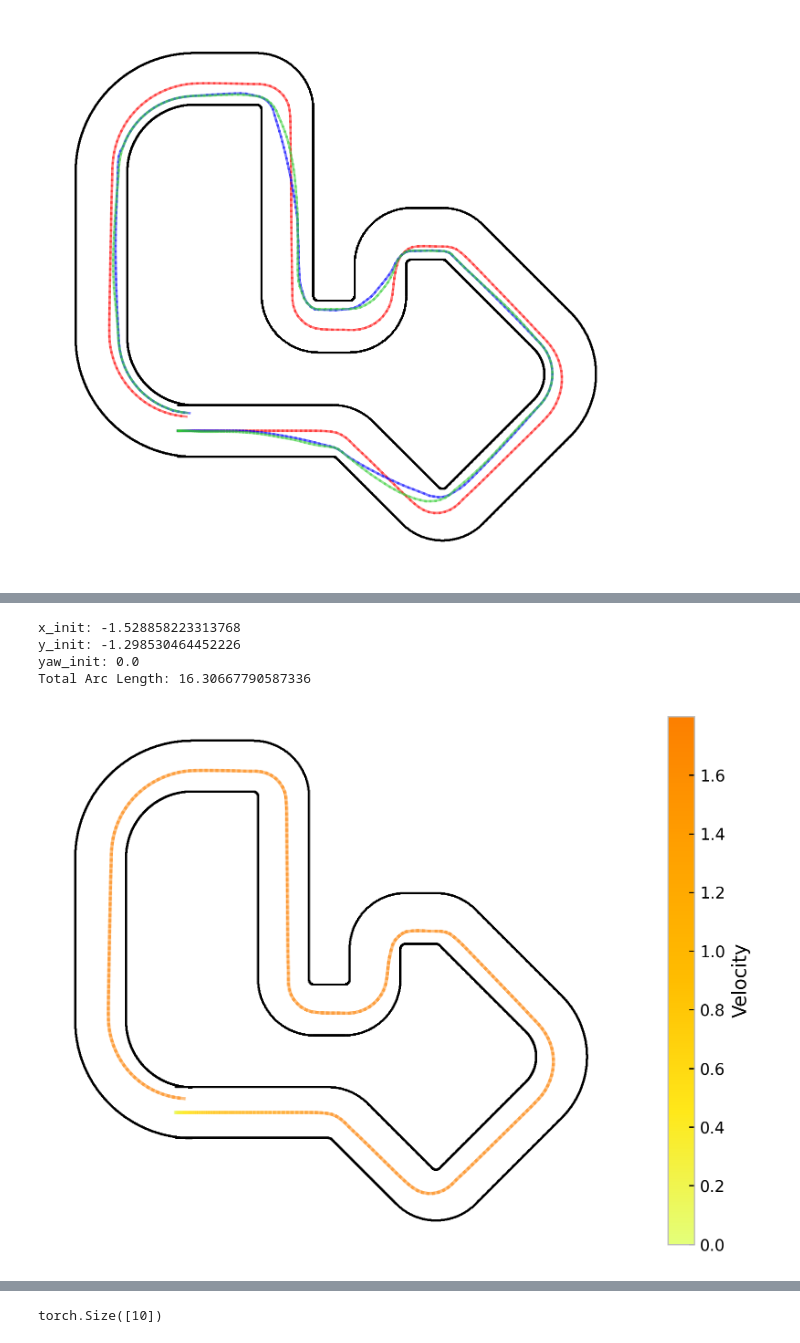
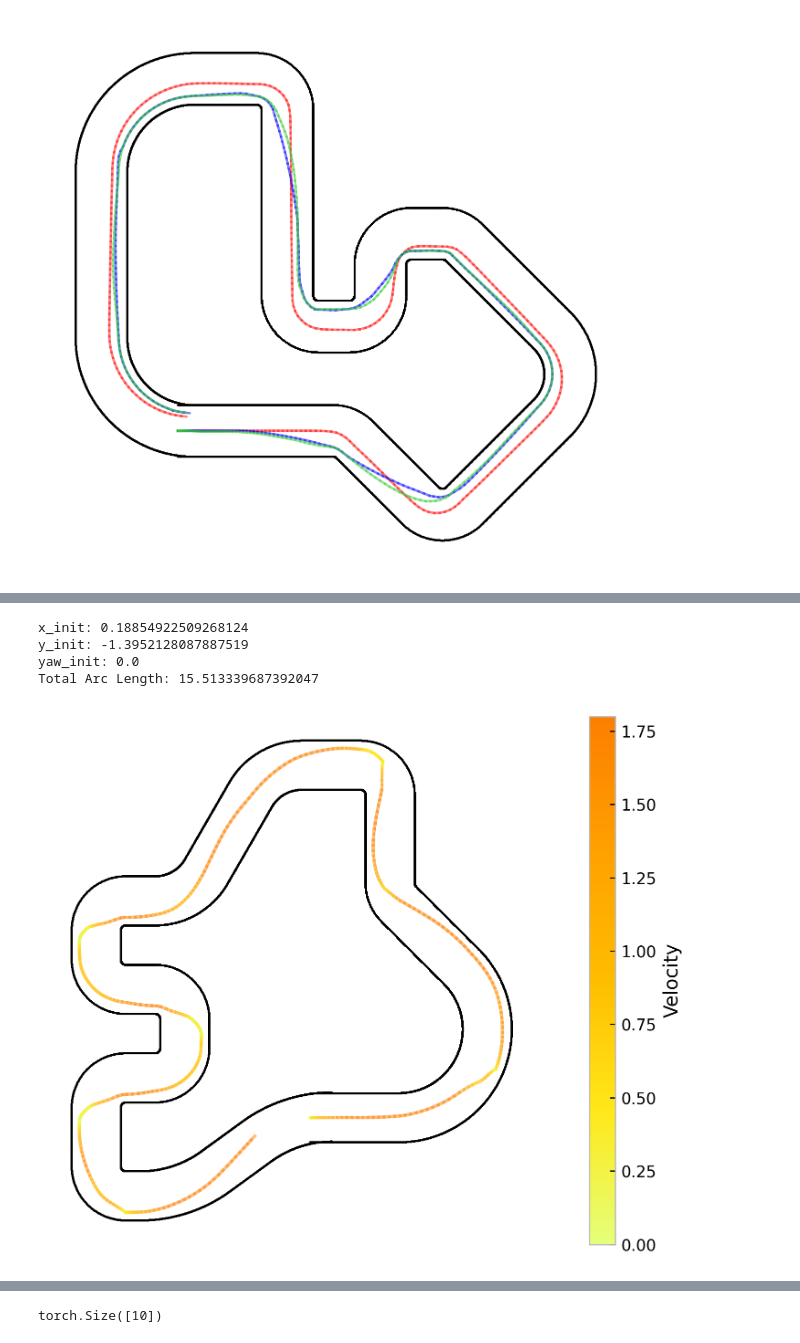
Before and after one commit to AlanLahoud/ZipMPC, a Jupyter notebook: results.ipynb, the cells around one changed output, grey strips where cells are left out. Cells and saved outputs as stored; diff of their text form; code cells hidden in the pictures.

```diff
--- a/results.ipynb
+++ b/results.ipynb
@@ -99,7 +99,7 @@ def plot_sim_all(x_simulateds):
     plt.tight_layout()
     plt.savefig('./imgs_paper/traj_race_all.png', format='png', dpi=300)
 # %%
-dyn_model = 'kin'
+dyn_model = 'pac'
 
 if dyn_model=='kin':
     import utils_kin as utils_car
@@ -114,8 +114,8 @@ else:
     dx=6
     du=2
 
-NS = 5
-NL = 25
+NS = 12
+NL = 40
 n_Q = 1
 
 v_max = 1.8
@@ -225,13 +211,13 @@ else:
     true_dx = utils_car.FrenetDynBicycleDx(track_coord, params, 'cpu')
     control = utils_car.CasadiControl(track_coord, params)
     Q_manual = np.repeat(np.expand_dims(
-        np.array([0, 3.0, 1.0, 0.01, 0.01, 0.01, 0.01, 0.01, 1, 1, 0.01, 1.0]), 0), NS, 0)
+        np.array([0, 50.0, 0.0, 0.01, 0.01, 0.01, 0.01, 0.01, 1, 1, 0.01, 0.0]), 0), NS, 0)
     p_manual = np.repeat(np.expand_dims(
         np.array([0, 0, 0, 0, 0., 0, 0, -pc, 0, 0, 0, 0]), 0), NS, 0)
 
     control_H = utils_car.CasadiControl(track_coord, params_H)
     Q_manual_H = np.repeat(np.expand_dims(
-        np.array([0, 3.0, 1.0, 0.01, 0.01, 0.01, 0.01, 0.01, 1, 1, 0.01, 1.0]), 0), NL, 0)
+        np.array([0, 50.0, 0.0, 0.01, 0.01, 0.01, 0.01, 0.01, 1, 1, 0.01, 0.0]), 0), NL, 0)
     p_manual_H = np.repeat(np.expand_dims(
         np.array([0, 0, 0, 0., 0., 0, 0, -pc, 0, 0, 0, 0]), 0), NL, 0)
 
@@ -385,9 +369,9 @@ Total Arc Length: 16.30667790587336
 # %%
-plot_sim(x_full_T.T, u_full_T.T, x_full_T[3])
+plot_sim(x_full_T.T, u_full_T.T, x_full_T[4])
 # %% [output]
-x_init: -1.528858223313768
-y_init: -1.298530464452226
+x_init: 0.18854922509268124
+y_init: -1.3952128087887519
 yaw_init: 0.0
-Total Arc Length: 16.30667790587336
+Total Arc Length: 15.513339687392047
-[figure, old version]
+[figure, new version]
 # %%
```
Also changed, not shown: parts of 9 cells of this notebook, 1 other file.
